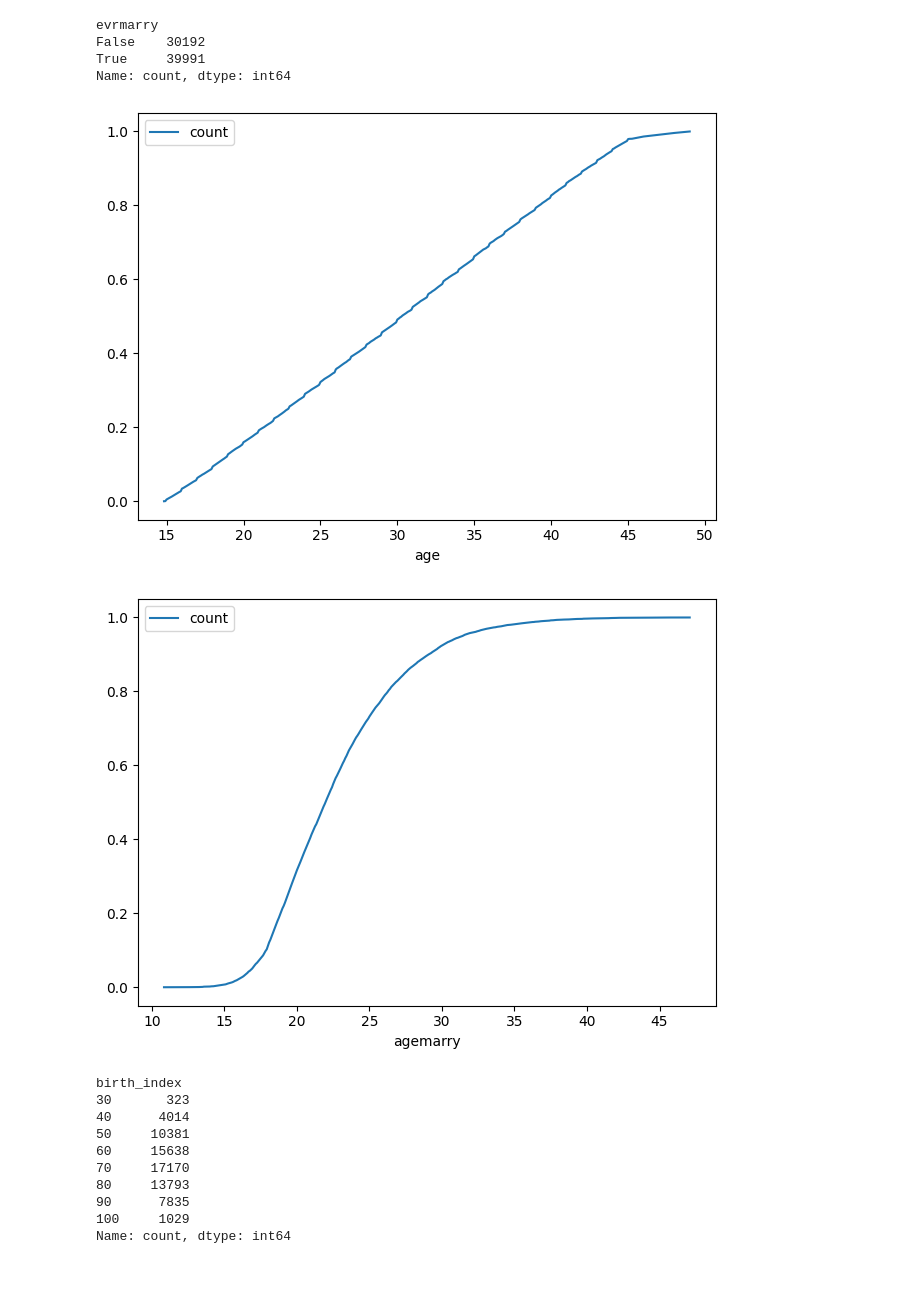
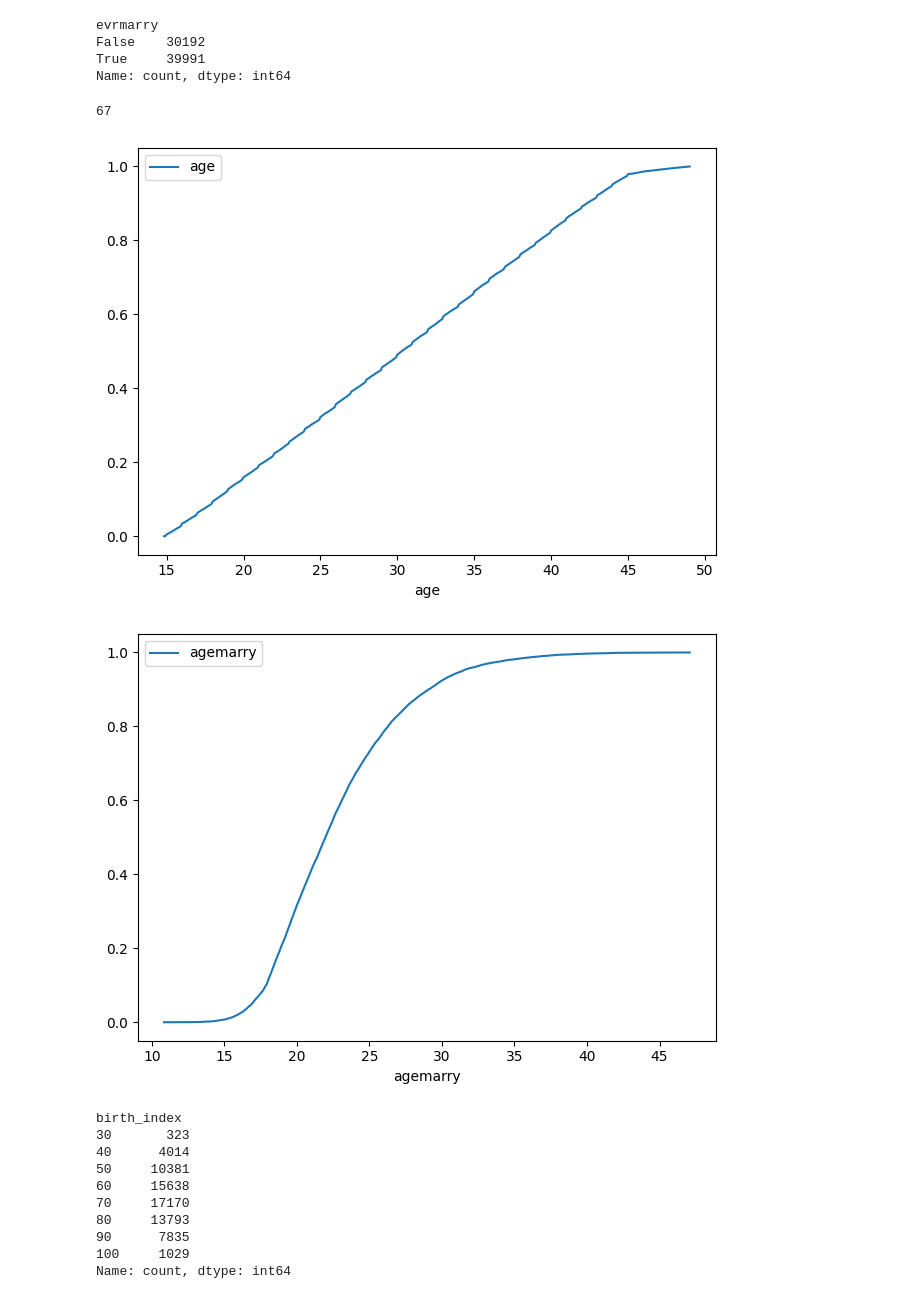
Before and after one commit to AllenDowney/MarriageNSFG, a Jupyter notebook: ipums.ipynb, the cells around one changed output. Drawn from its saved outputs; the diff is of its cells as text; code cells hidden in the pictures.

```diff
--- a/ipums.ipynb
+++ b/ipums.ipynb
@@ -118,19 +181,22 @@ False    30192
 True     39991
 Name: count, dtype: int64
 # %%
-invalid = (evrmarry & nsfg_female['agemarry'].isna()).sum()
+invalid = evrmarry & nsfg_female['agemarry'].isna()
+invalid.sum()
+# %% [output]
+67
 # %%
-cdf = Cdf.from_seq(nsfg_female['age'])
+cdf = Cdf.from_seq(nsfg_female['age'], name='age')
 cdf.plot()
 decorate()
 # %% [output]
-[figure, old version]
+[figure, new version]
 # %%
-cdf = Cdf.from_seq(nsfg_female['agemarry'])
+cdf = Cdf.from_seq(nsfg_female['agemarry'], name='agemarry')
 cdf.plot()
 decorate()
 # %% [output]
-[figure, old version]
+[figure, new version]
 # %%
 nsfg_female['observed'] = nsfg_female['evrmarry']
 nsfg_female.loc[evrmarry, 'duration'] = nsfg_female['agemarry']
```
Also changed, not shown: parts of 38 cells of this notebook, 4 other files.
